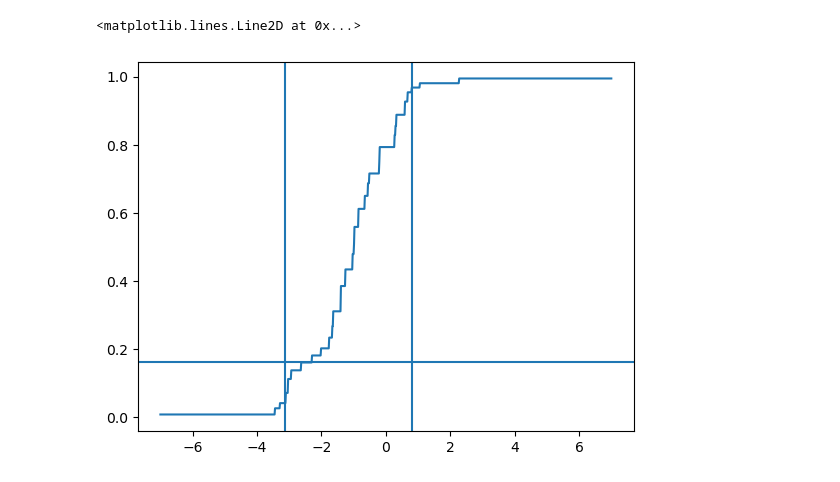
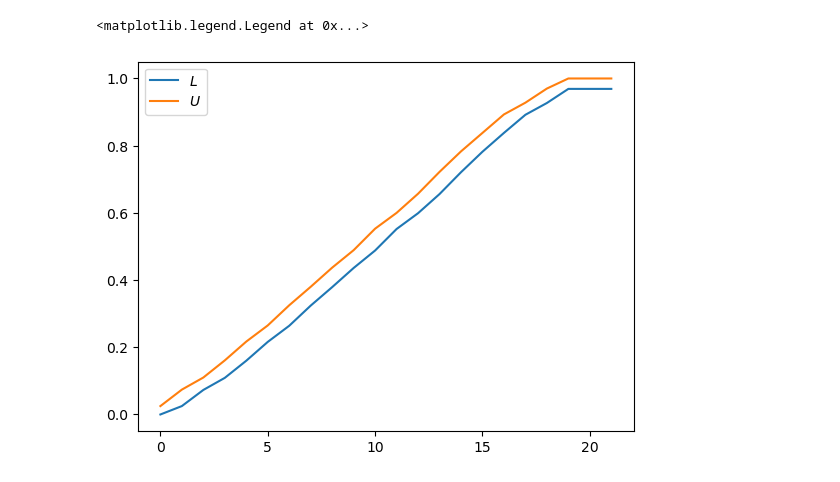
Before and after one commit to egonmedhatten/online-cp, a Jupyter notebook: notebooks/test_cps.ipynb, the cells around one changed output. Cells and saved outputs as stored; diff of their text form; code cells hidden in the pictures.

```diff
--- a/notebooks/test_cps.ipynb
+++ b/notebooks/test_cps.ipynb
@@ -93,12 +93,7 @@ Maximum martingale value: 1.1742111831613238
-# %%
-yrange = np.linspace(-7, 7, num=1000, endpoint=True)
-plt.plot(
-    yrange,
-    [cpd(y=y, tau=tau) for y in yrange]
-)
-plt.axhline(cpd(y=label, tau=tau))
-plt.axvline(cpd.quantile(quantile=0.95, tau=tau))
-plt.axvline(cpd.quantile(quantile=0.05, tau=tau))
-# %% [output]
-<matplotlib.lines.Line2D at 0x...>
-[figure, removed]
+# %%
+plt.plot(cpd.L, label=r'$L$')
+plt.plot(cpd.U, label=r'$U$')
+plt.legend()
+# %% [output]
+<matplotlib.legend.Legend at 0x...>
+[figure, added]
```
Also changed, not shown: parts of 3 cells of this notebook, 1 other file.
